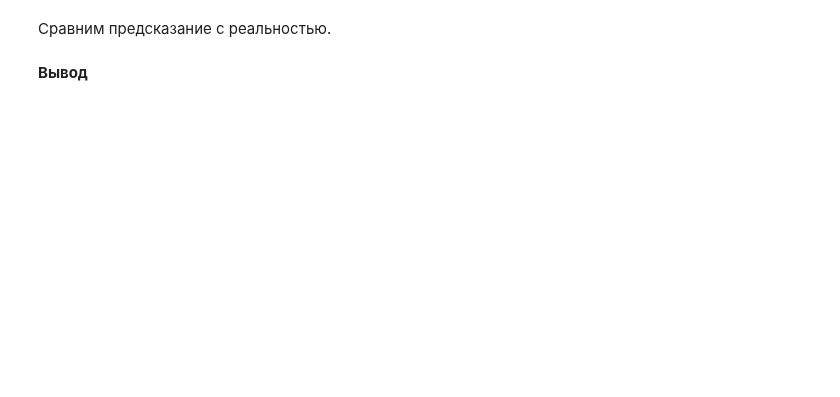
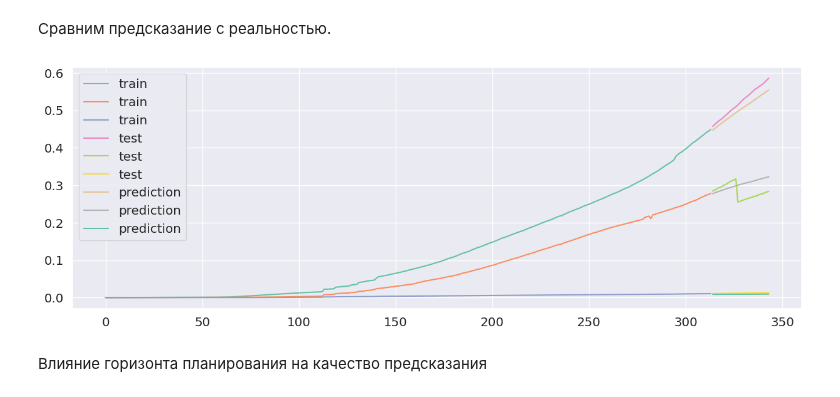
Before and after one commit to NMashalov/2023_OpenMipt_course, a Jupyter notebook: lesson5/ДЗ_5.ipynb, the cells around one changed output. Drawn from its saved outputs; the diff is of its cells as text; code cells hidden in the pictures; blank space fills up the shorter version.

```diff
--- a/lesson5/ДЗ_5.ipynb
+++ b/lesson5/ДЗ_5.ipynb
@@ -498,4 +482,8 @@ array([[1.5147041 , 1.9978673 , 2.0721488 ],
 # %% [markdown]
 Сравним предсказание с реальностью.
-# %% [markdown]
-**Вывод**
+# %%
+plot_results(train_bio, test_bio,prediction)
+# %% [output]
+[figure, added]
+# %% [markdown]
+Влияние горизонта планирования на качество предсказания
```
Also changed, not shown: parts of 11 cells of this notebook.
